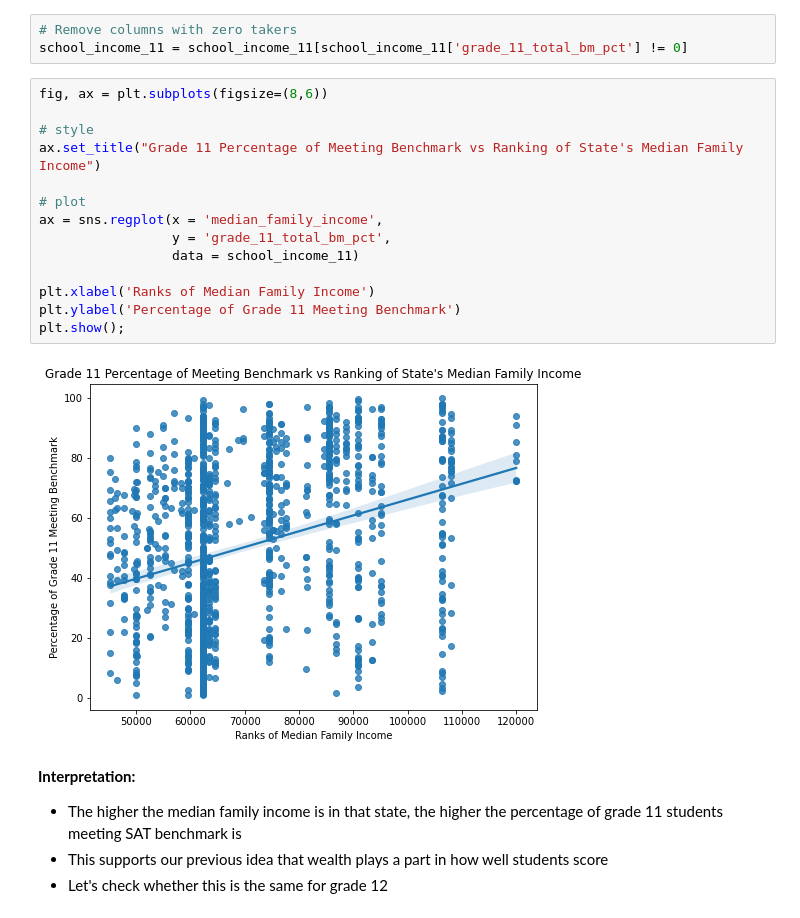
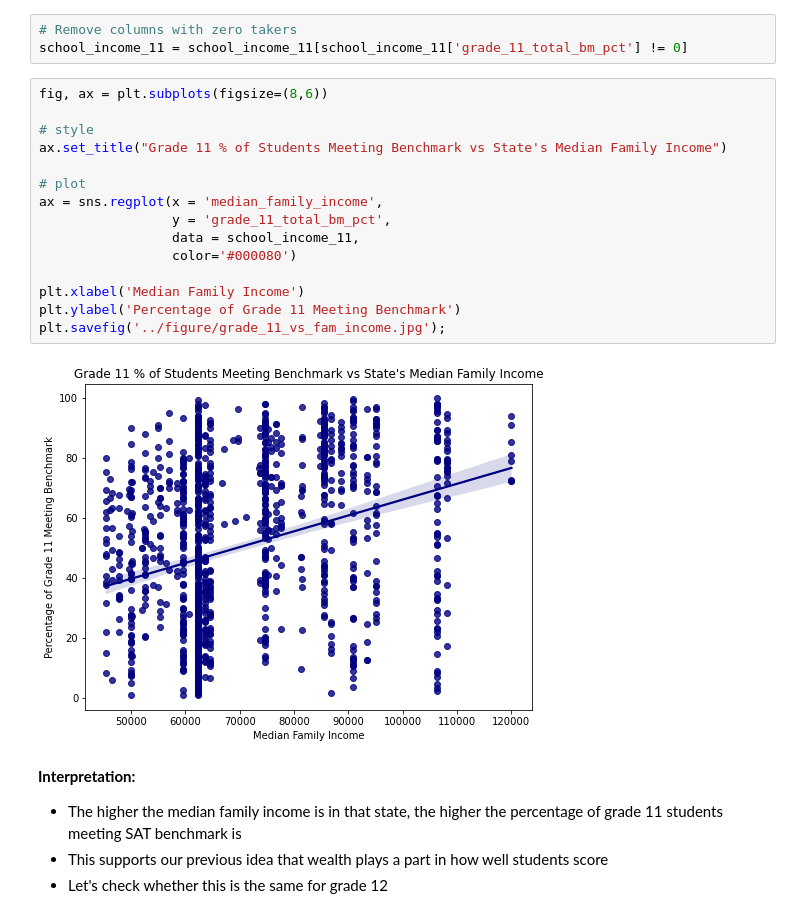
Before and after one commit to krisgch/dsi_project_satcat, a Jupyter notebook: code/sat_act_eda.ipynb, the cells around one changed output. Drawn from its saved outputs; the diff is of its cells as text.

Commit message:
Change color

```diff
--- a/code/sat_act_eda.ipynb
+++ b/code/sat_act_eda.ipynb
@@ -259,19 +265,20 @@ school_income_11 = school_income_11[school_income_11['grade_11_total_bm_pct'] !=
 # %%
 fig, ax = plt.subplots(figsize=(8,6))
 
 # style
-ax.set_title("Grade 11 Percentage of Meeting Benchmark vs Ranking of State's Median Family Income")
+ax.set_title("Grade 11 % of Students Meeting Benchmark vs State's Median Family Income")
 
 # plot
 ax = sns.regplot(x = 'median_family_income',
                  y = 'grade_11_total_bm_pct',
-                 data = school_income_11)
+                 data = school_income_11,
+                 color='#000080')
 
-plt.xlabel('Ranks of Median Family Income')
+plt.xlabel('Median Family Income')
 plt.ylabel('Percentage of Grade 11 Meeting Benchmark')
-plt.show();
+plt.savefig('../figure/grade_11_vs_fam_income.jpg');
 # %% [output]
-[figure, old version]
+[figure, new version]
 # %% [markdown]
 __Interpretation:__
 - The higher the median family income is in that state, the higher the percentage of grade 11 students meeting SAT benchmark is
```
Also changed, not shown: parts of 7 cells of this notebook.
